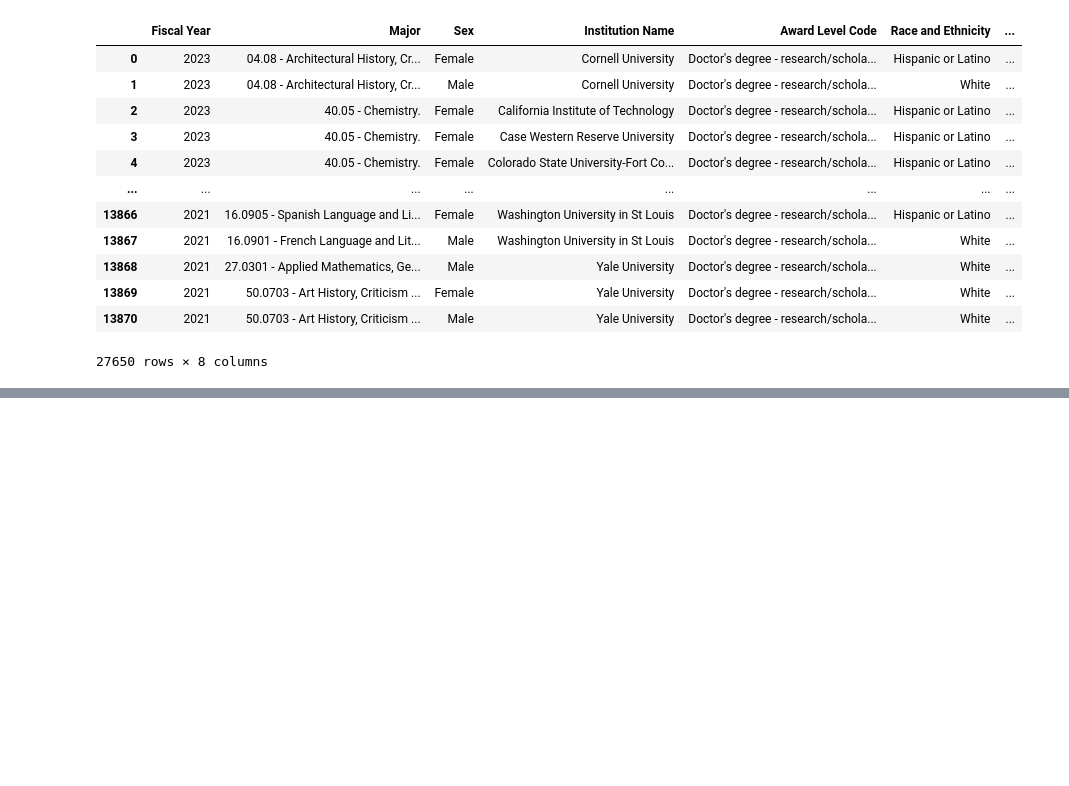
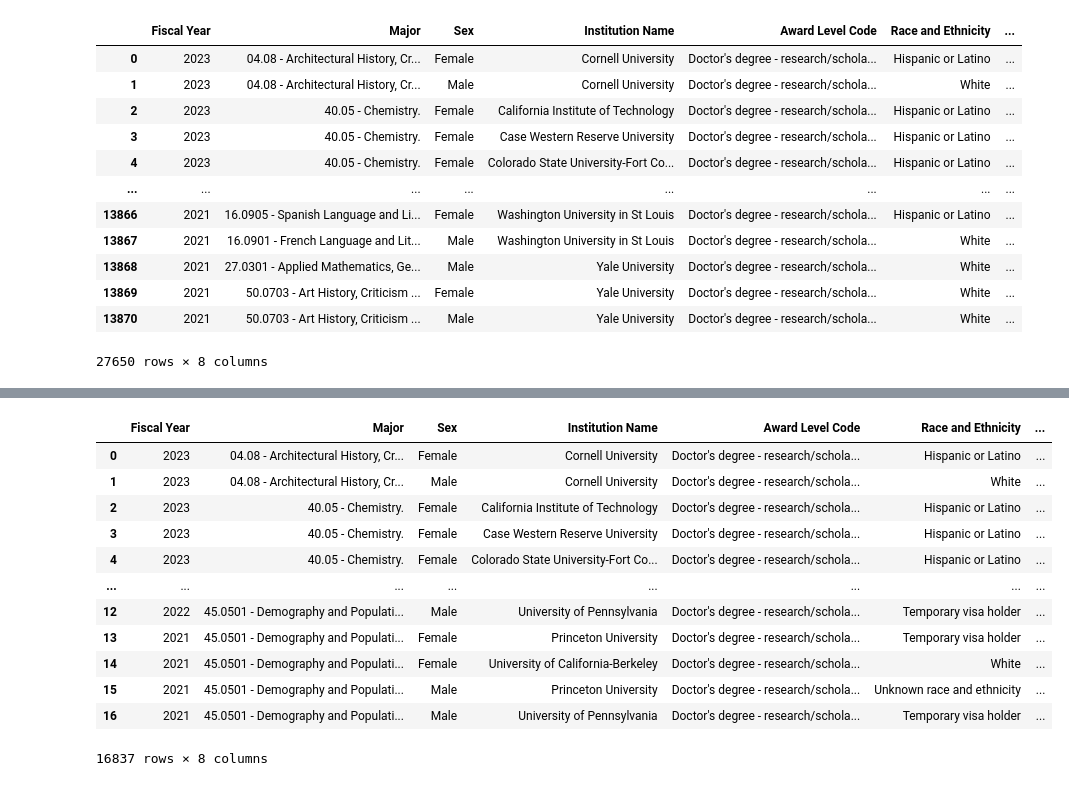
Before and after one commit to dennisesp/Major_Webpage_2, a Jupyter notebook: Majors/filtereing_online_and_for_profit.ipynb, the cells around one changed output, grey strips where cells are left out. Cells and saved outputs as stored; diff of their text form; code cells hidden in the pictures; blank space fills up the shorter version.

```diff
--- a/Majors/filtereing_online_and_for_profit.ipynb
+++ b/Majors/filtereing_online_and_for_profit.ipynb
@@ -159,0 +187,22 @@ df_combined
+# %%
+allowed_categories = [2021, 2022,2023]
+# %%
+mask = df_combined['Fiscal Year'].isin(allowed_categories)
+
+df_filtered = df_combined[mask]
+# %%
+df_filtered
+# %% [output]
+|  | Fiscal Year | Major | Sex | Institution Name | Award Level Code | Race and Ethnicity | ... |
+| 0 | 2023 | 04.08 - Architectural History, Cr... | Female | Cornell University | Doctor's degree - research/schola... | Hispanic or Latino | ... |
+| 1 | 2023 | 04.08 - Architectural History, Cr... | Male | Cornell University | Doctor's degree - research/schola... | White | ... |
+| 2 | 2023 | 40.05 - Chemistry. | Female | California Institute of Technology | Doctor's degree - research/schola... | Hispanic or Latino | ... |
+| 3 | 2023 | 40.05 - Chemistry. | Female | Case Western Reserve University | Doctor's degree - research/schola... | Hispanic or Latino | ... |
+| 4 | 2023 | 40.05 - Chemistry. | Female | Colorado State University-Fort Co... | Doctor's degree - research/schola... | Hispanic or Latino | ... |
+| ... | ... | ... | ... | ... | ... | ... | ... |
+| 12 | 2022 | 45.0501 - Demography and Populati... | Male | University of Pennsylvania | Doctor's degree - research/schola... | Temporary visa holder | ... |
+| 13 | 2021 | 45.0501 - Demography and Populati... | Female | Princeton University | Doctor's degree - research/schola... | Temporary visa holder | ... |
+| 14 | 2021 | 45.0501 - Demography and Populati... | Female | University of California-Berkeley | Doctor's degree - research/schola... | White | ... |
+| 15 | 2021 | 45.0501 - Demography and Populati... | Male | Princeton University | Doctor's degree - research/schola... | Unknown race and ethnicity | ... |
+| 16 | 2021 | 45.0501 - Demography and Populati... | Male | University of Pennsylvania | Doctor's degree - research/schola... | Temporary visa holder | ... |
+16837 rows × 8 columns
```
Also changed, not shown: parts of 12 cells of this notebook, 41 other files.
